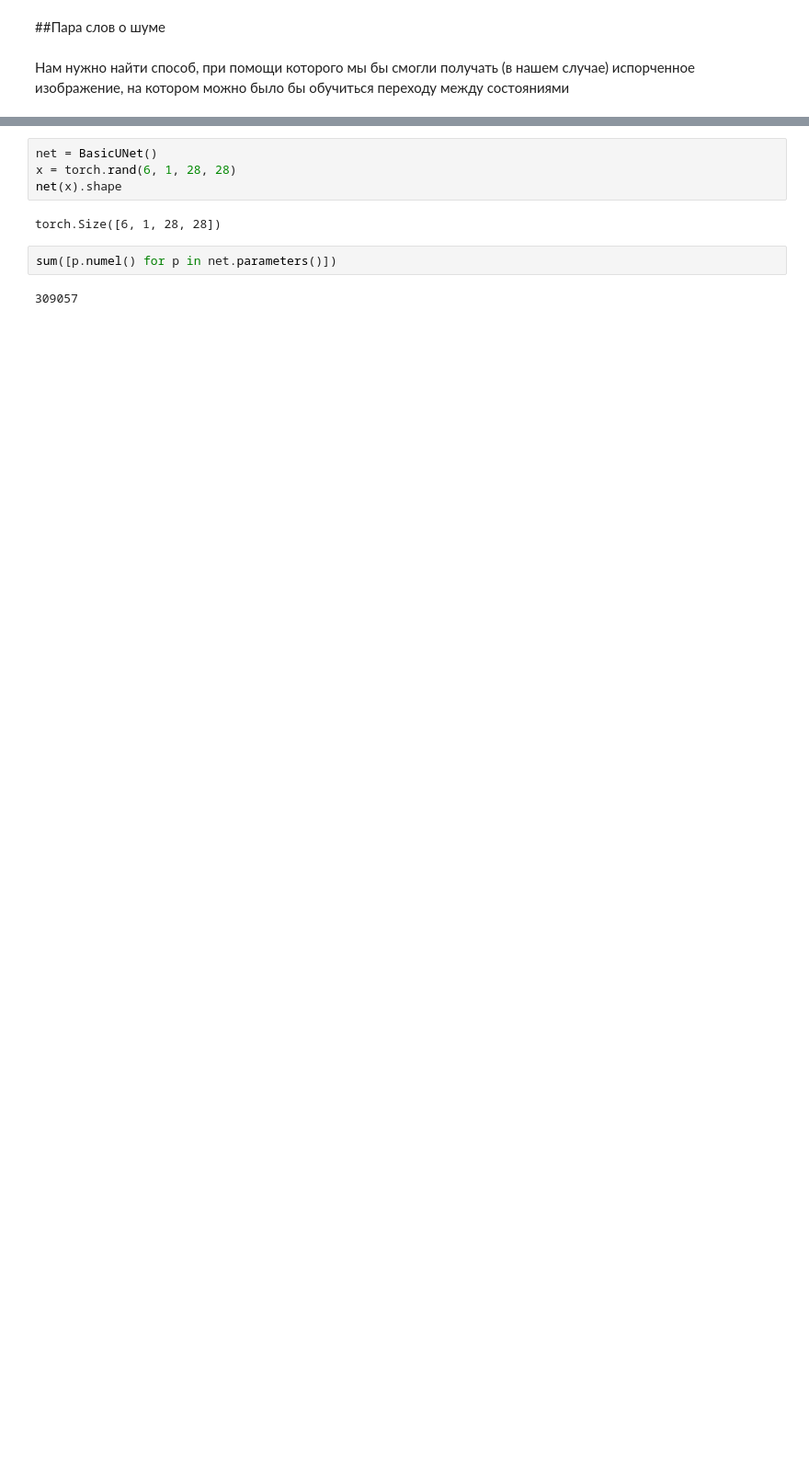
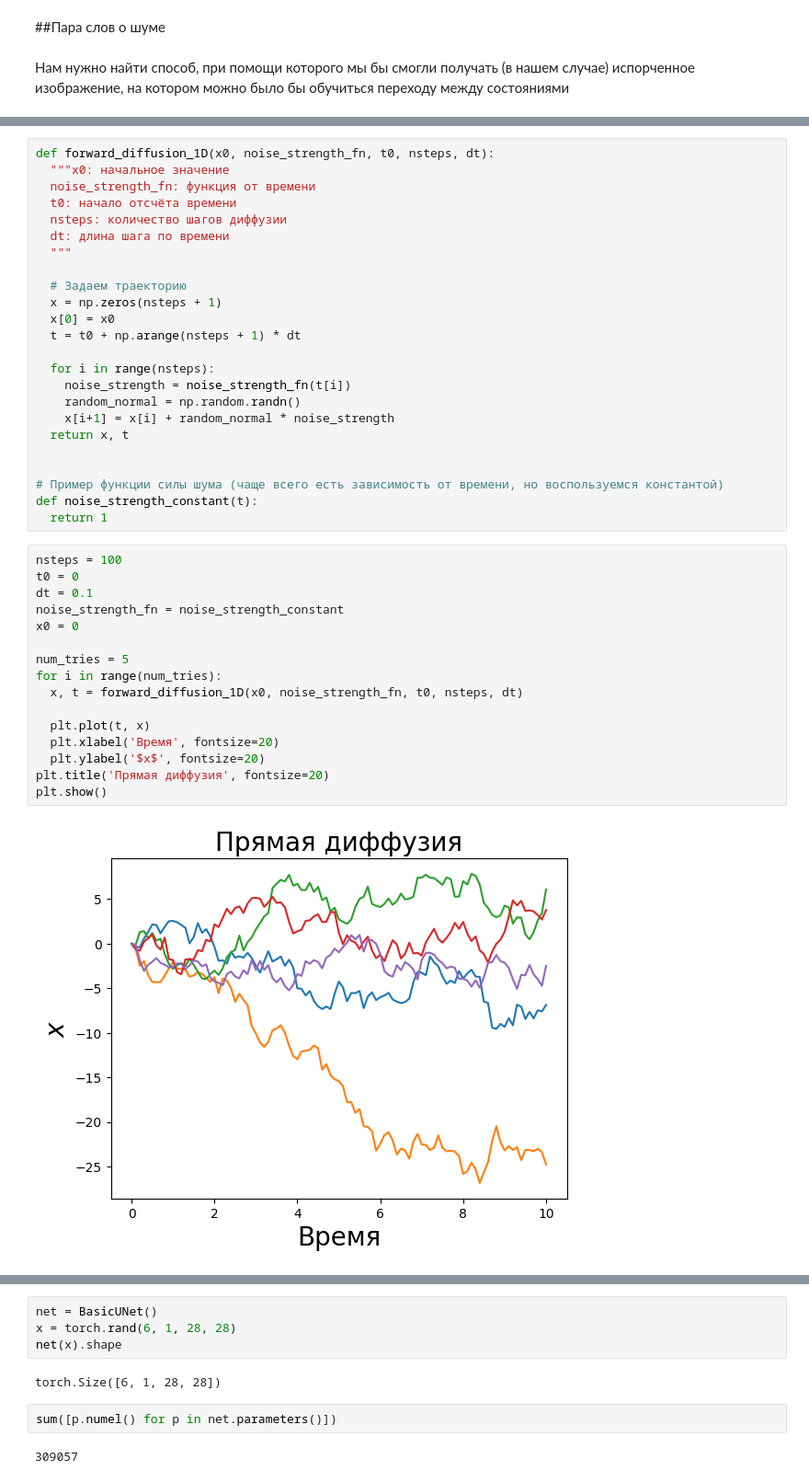
Before and after one commit to sswt/dive2gai, a Jupyter notebook: unit6/from_scratch.ipynb, the cells around one changed output, grey strips where cells are left out. Shown at 92% size. Drawn from its saved outputs; the diff is of its cells as text; blank space fills up the shorter version.

Commit message:
update diffusion w1

```diff
--- a/unit6/from_scratch.ipynb
+++ b/unit6/from_scratch.ipynb
@@ -141,0 +156,42 @@ plt.legend(fontsize="x-large");
+# %%
+def forward_diffusion_1D(x0, noise_strength_fn, t0, nsteps, dt):
+  """x0: начальное значение
+  noise_strength_fn: функция от времени
+  t0: начало отсчёта времени
+  nsteps: количество шагов диффузии
+  dt: длина шага по времени
+  """
+
+  # Задаем траекторию
+  x = np.zeros(nsteps + 1)
+  x[0] = x0
+  t = t0 + np.arange(nsteps + 1) * dt
+
+  for i in range(nsteps):
+    noise_strength = noise_strength_fn(t[i])
+    random_normal = np.random.randn()
+    x[i+1] = x[i] + random_normal * noise_strength
+  return x, t
+
+
+# Пример функции силы шума (чаще всего есть зависимость от времени, но воспользуемся константой)
+def noise_strength_constant(t):
+  return 1
+# %%
+nsteps = 100
+t0 = 0
+dt = 0.1
+noise_strength_fn = noise_strength_constant
+x0 = 0
+
+num_tries = 5
+for i in range(num_tries):
+  x, t = forward_diffusion_1D(x0, noise_strength_fn, t0, nsteps, dt)
+
+  plt.plot(t, x)
+  plt.xlabel('Время', fontsize=20)
+  plt.ylabel('$x$', fontsize=20)
+plt.title('Прямая диффузия', fontsize=20)
+plt.show()
+# %% [output]
+[figure, added]
```
Also changed, not shown: parts of 36 cells of this notebook.
